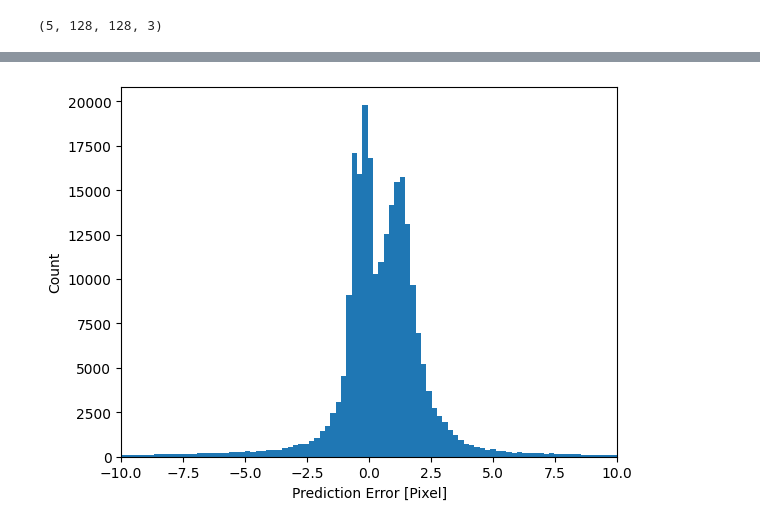
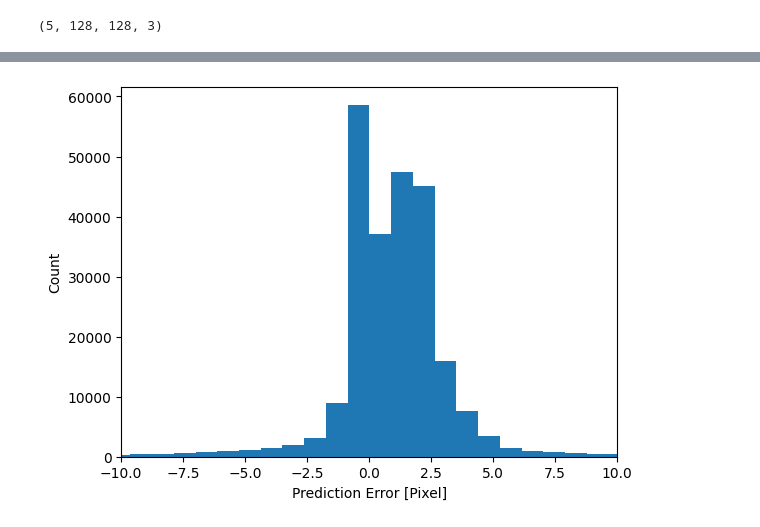
Before and after one commit to BurgaoTheChamp/ML_CFD, a Jupyter notebook: ML-CFD.ipynb, the cells around one changed output, grey strips where cells are left out. Cells and saved outputs as stored; diff of their text form; code cells hidden in the pictures.

```diff
--- a/ML-CFD.ipynb
+++ b/ML-CFD.ipynb
@@ -714,11 +690,11 @@ array([[22, 22, 22, ..., 22, 22, 22],
 # %%
 error = predictions.flatten() - ImagesReynolds3DNewTargetTest.flatten()
-plt.hist(error, bins = 1000)
+plt.hist(error, bins = 250)
 plt.xlabel("Prediction Error [Pixel]")
 plt.xlim([-10, 10])
 _ = plt.ylabel("Count")
 plt.savefig("hist.png")
 # %% [output]
-[figure, old version]
+[figure, new version]
 # %%
 import sys
```
Also changed, not shown: parts of 8 cells of this notebook, 10 other files.
